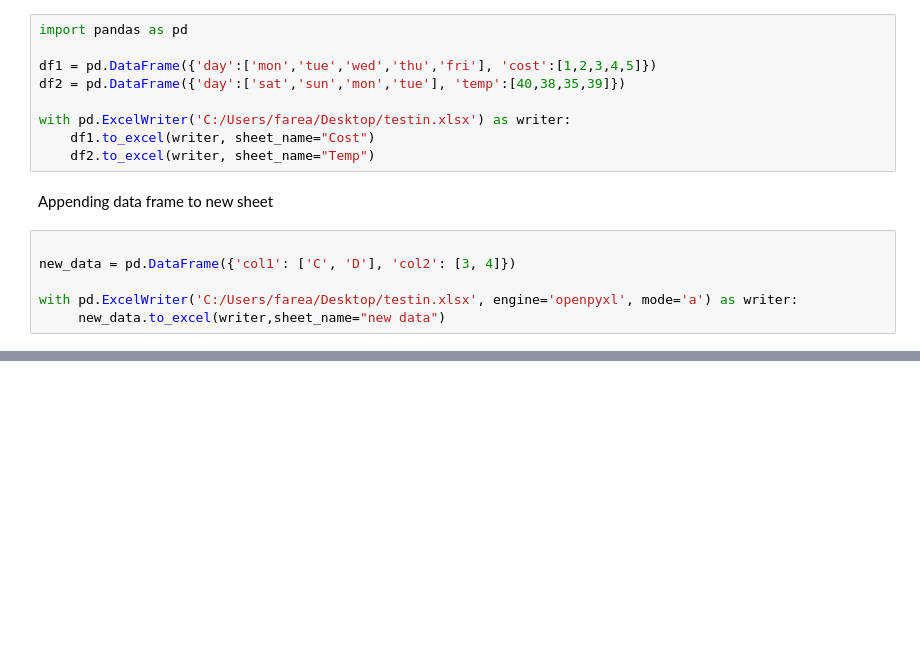
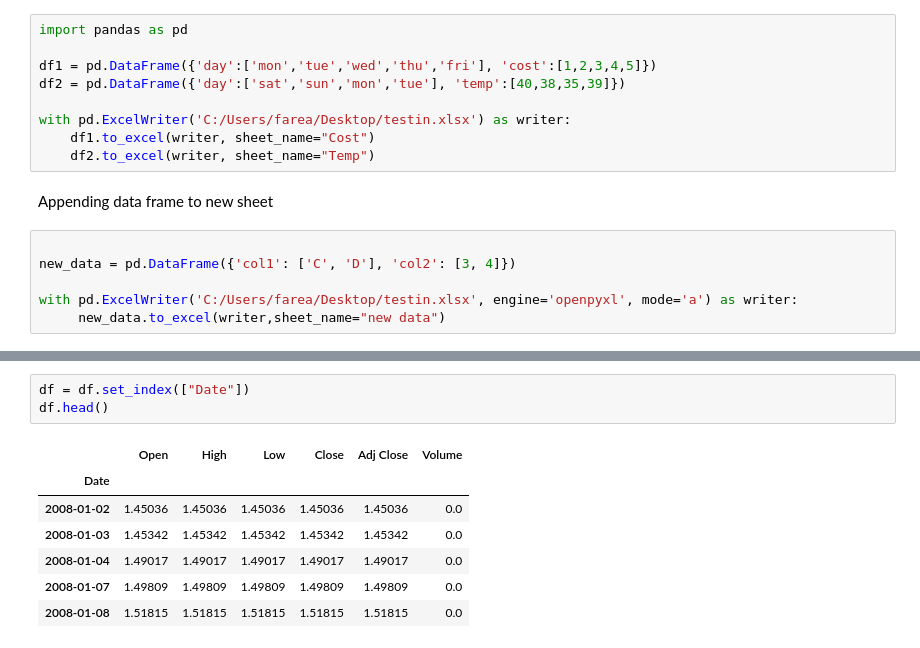
Before and after one commit to FaizAzhar/DataScience-studies, a Jupyter notebook: Notebook Tutorial.ipynb, the cells around one changed output, grey strips where cells are left out. Saved outputs shown, nothing was run; the diff lists cells and outputs as text; blank space fills up the shorter version.

```diff
--- a/Notebook Tutorial.ipynb
+++ b/Notebook Tutorial.ipynb
@@ -1129,0 +1155,11 @@ For the mean time,  I'm still looking ways to directly append dataframe into exi
+# %%
+df = df.set_index(["Date"])
+df.head()
+# %% [output]
+|  | Open | High | Low | Close | Adj Close | Volume |
+| Date |  |  |  |  |  |  |
+| 2008-01-02 | 1.45036 | 1.45036 | 1.45036 | 1.45036 | 1.45036 | 0.0 |
+| 2008-01-03 | 1.45342 | 1.45342 | 1.45342 | 1.45342 | 1.45342 | 0.0 |
+| 2008-01-04 | 1.49017 | 1.49017 | 1.49017 | 1.49017 | 1.49017 | 0.0 |
+| 2008-01-07 | 1.49809 | 1.49809 | 1.49809 | 1.49809 | 1.49809 | 0.0 |
+| 2008-01-08 | 1.51815 | 1.51815 | 1.51815 | 1.51815 | 1.51815 | 0.0 |
```
Also changed, not shown: parts of 11 cells of this notebook.
